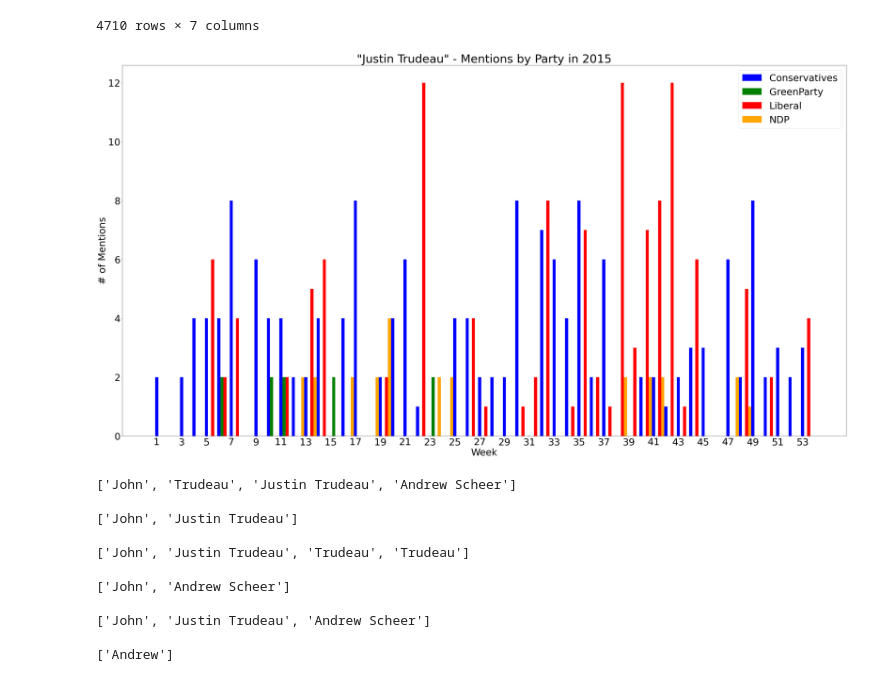
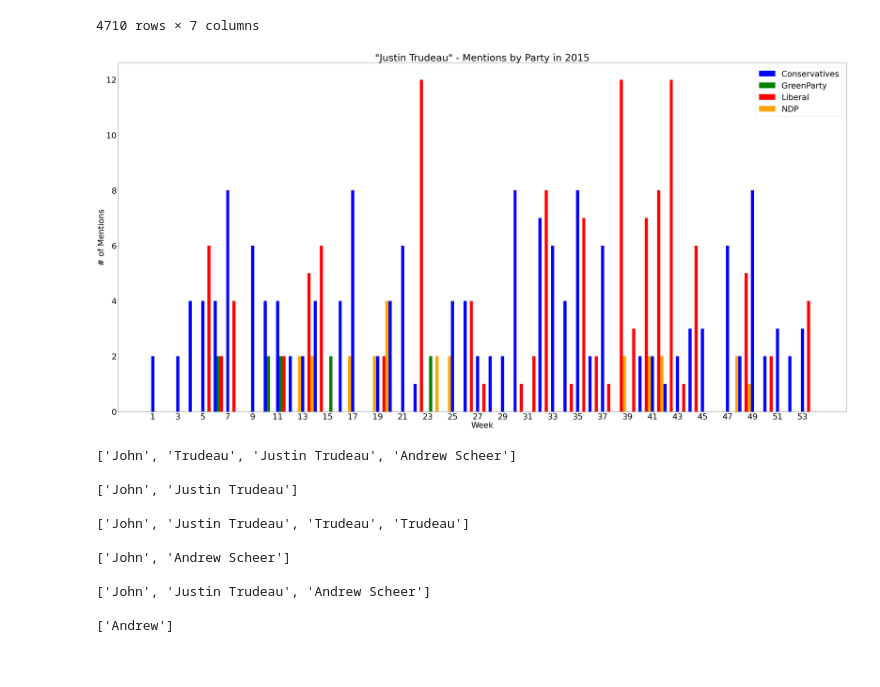
Before and after one commit to fmahboub/CAN_Political_Party_Emails_NER, a Jupyter notebook: Canadian_Party_Emails_NER.ipynb, the cells around one changed output. Drawn from its saved outputs; the diff is of its cells as text; code cells hidden in the pictures.

```diff
--- a/Canadian_Party_Emails_NER.ipynb
+++ b/Canadian_Party_Emails_NER.ipynb
@@ -363,6 +357,9 @@ df
 | 4709 | 2014-10-24 | Mike,\nI first met Tom at our con... | NDP | 2014 | 43 | 2014-43 | ['Mike', 'Tom', 'Jack', 'Tom', 'T... |
 4710 rows × 7 columns
 # %%
+# CODE TO ENTER NAME QUERY AND YEAR TO PRODUCE PLOT
+
+# ************************
 query = 'Justin Trudeau'
 year = '2015' #options are 2014 - 2017
 # *************************
@@ -384,32 +381,34 @@ for num,party in enumerate(set(sending_parties)):
   # print(party)
   temp_df = df.copy().loc[df['sending_party']==party]
   temp_df[query] = temp_df['names'].apply(lambda x: query_function(query,x))
   temp_df = temp_df.loc[temp_df['year']==int(year)]
   temp_df = temp_df.drop(columns = ['date', 'body',	'sending_party', 'year', 'year_week', 'names']).groupby('week', as_index=False).count().sort_values(by='week')
   # display(temp_df)
   week_list+=temp_df['week'].to_list()
   week_list = list(set(week_list))
   globals()['x_'+party] = temp_df['week'].to_list()
   globals()['y_'+party] = temp_df[query].to_list()
   plt.bar([x + num/4 for x in globals()['x_'+party]], globals()['y_'+party], label = party, color=colour_code[party], width = 0.25)
   # break
 
 plt.xlabel('Week')
 # Set the y axis label of the current axis.
 plt.ylabel('# of Mentions')
 # Set a title of the current axes.
 plt.title('"'+query+'"'+' - Mentions by Party in '+year)
 # show a legend on the plot
 plt.legend()
 # Set figure size
 fig = matplotlib.pyplot.gcf()
 fig.set_size_inches(48.5, 25.5)
 # set font size
 plt.rcParams.update({'font.size': 36})
 # set xticks
 plt.xticks(np.arange(1, max(week_list)+1, 2))
 # show figure
+plt.tight_layout(pad=2.35)
+plt.savefig('/content/drive/MyDrive/SEDNA Assessment/JT_2015.jpeg')
 plt.show()
 # %% [output]
-[figure, old version]
+[figure, new version]
 # %%
```
Also changed, not shown: parts of 3 cells of this notebook.
